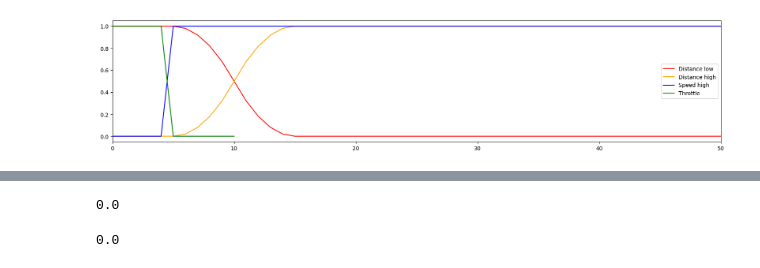
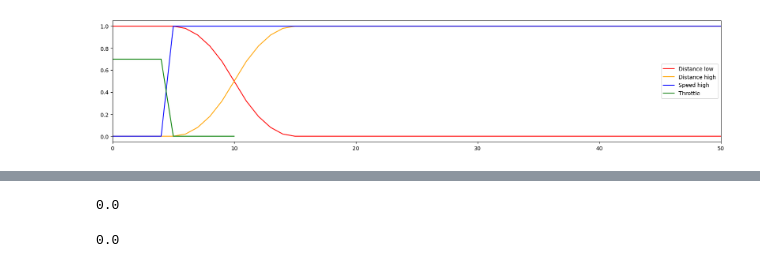
Before and after one commit to floriandejonckheere/abo-autonomic-systems-carla, a Jupyter notebook: fuzzy.ipynb, the cells around one changed output, grey strips where cells are left out. Saved outputs shown, nothing was run; the diff lists cells and outputs as text; code cells hidden in the pictures.

```diff
--- a/fuzzy.ipynb
+++ b/fuzzy.ipynb
@@ -3,47 +3,53 @@ import numpy as np
 import matplotlib.pyplot as plt
 import skfuzzy as fz
 # %%
-x_distance = np.arange(0, 101, 1)
-x_speed = np.arange(0, 101, 1)
+## Throttle (based on distance and speed)
+# Variables
+x_distance = np.arange(0, 10_000, 1)
+x_speed = np.arange(0, 1_000, 1)
+x_target_speed = np.arange(0, 1_000, 1)
 
+# Membership functions
 dist_lo = fz.zmf(x_distance, 5, 15)
 dist_hi = fz.smf(x_distance, 5, 15)
-
-speed_hi = fz.trapmf(x_speed, [5, 5, 100, 100])
+speed_hi = fz.smf(x_speed, 4, 5)
 
 def throttle(distance, speed, limit):
     dst = fz.interp_membership(x_distance, dist_hi, distance)
     spd = fz.interp_membership(x_speed, speed_hi, limit - speed)
 
-    return dst * spd
+    t = dst * spd
+
+    return np.clip(t, 0.0, 0.7)
 
 plt.figure(figsize=(20, 4))
 
 plt.plot(x_distance, dist_lo, color='red', label='Distance low')
 plt.plot(x_distance, dist_hi, color='orange', label='Distance high')
 plt.plot(x_speed, speed_hi, color='blue', label='Speed high')
+
 plt.xlim(0, 50)
 
 r = [
     [100, 10, 30],
     [90, 12, 30],
     [80, 15, 30],
     [70, 20, 30],
     [60, 25, 30],
     [50, 30, 30],
     [40, 30, 30],
     [30, 30, 30],
     [20, 30, 30],
     [10, 30, 30],
     [0, 30, 30],
 ]
 
 x = np.arange(0, len(r), 1)
 y = [throttle(d, s, l) for d, s, l in r]
 
 plt.plot(x, y, color='green', label='Throttle')
 
 plt.legend()
 plt.show()
 # %% [output]
-[figure, old version]
+[figure, new version]
```
Also changed, not shown: parts of 1 cell of this notebook.
